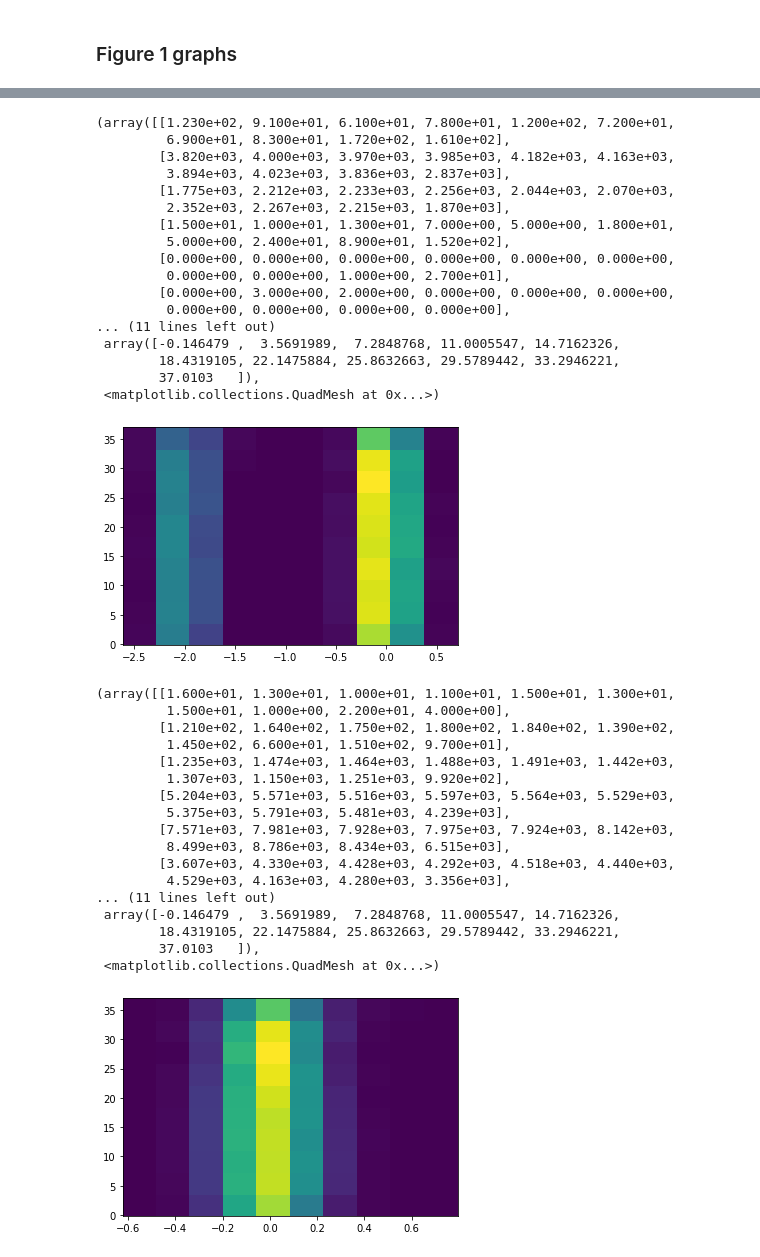
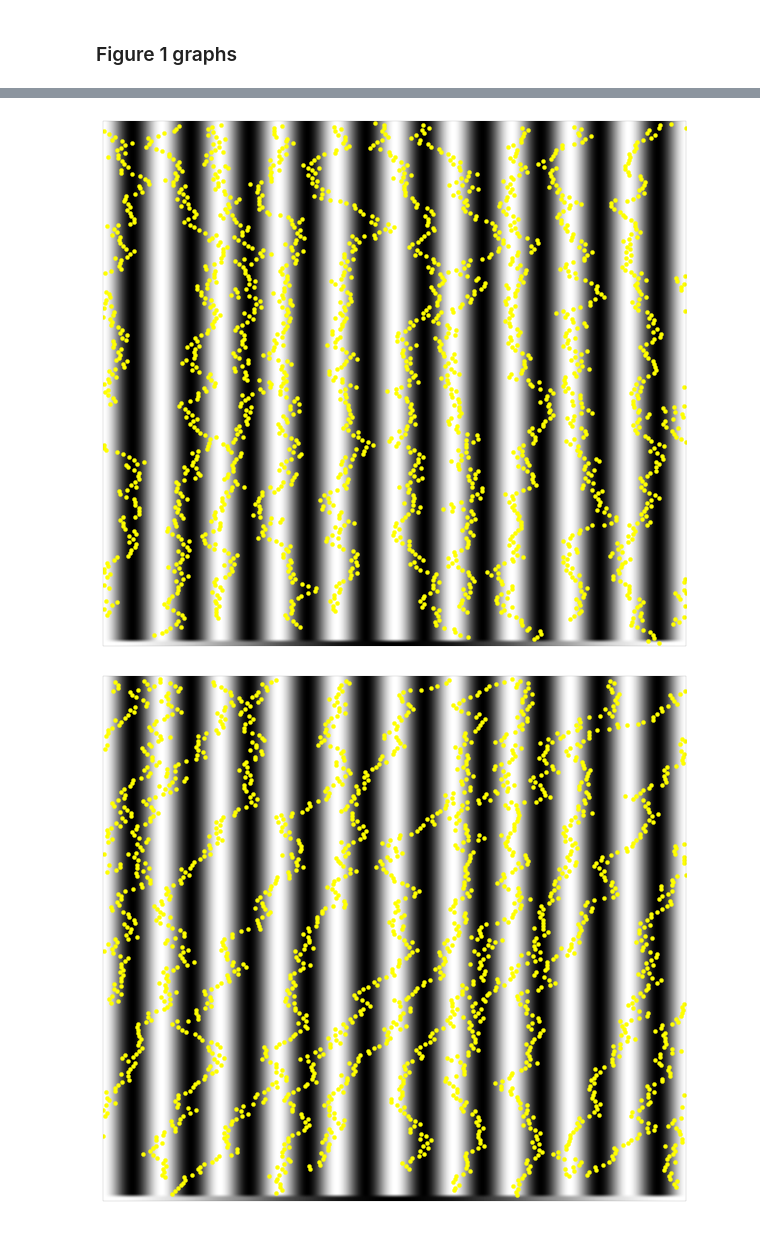
Before and after one commit to LevoSpacewars/Polymer-Tilt, a Jupyter notebook: graphs.ipynb, the cells around one changed output, grey strips where cells are left out. Drawn from its saved outputs; the diff is of its cells as text; code cells hidden in the pictures.

```diff
--- a/graphs.ipynb
+++ b/graphs.ipynb
@@ -36,6 +59,3 @@ for mp in fig1heatmaps:
 [figure]
 [figure]
 [figure]
-# %%
-data = np.array(pandas.read_csv('./disorder_test_sheer_0/ProfileDensity_0.000000.txt',header=1))
-data2 = np.array(pandas.read_csv('./disorder_test_sheer_0/pfd_0.000000.txt',header=1))
@@ -47,42 +61,0 @@ plt.imshow(data)
-# %%
-plt.hist2d(data2[: ,0], data2[:, 1])
-# %% [output]
-(array([[1.230e+02, 9.100e+01, 6.100e+01, 7.800e+01, 1.200e+02, 7.200e+01,
-         6.900e+01, 8.300e+01, 1.720e+02, 1.610e+02],
-        [3.820e+03, 4.000e+03, 3.970e+03, 3.985e+03, 4.182e+03, 4.163e+03,
-         3.894e+03, 4.023e+03, 3.836e+03, 2.837e+03],
-        [1.775e+03, 2.212e+03, 2.233e+03, 2.256e+03, 2.044e+03, 2.070e+03,
-         2.352e+03, 2.267e+03, 2.215e+03, 1.870e+03],
-        [1.500e+01, 1.000e+01, 1.300e+01, 7.000e+00, 5.000e+00, 1.800e+01,
-         5.000e+00, 2.400e+01, 8.900e+01, 1.520e+02],
-        [0.000e+00, 0.000e+00, 0.000e+00, 0.000e+00, 0.000e+00, 0.000e+00,
-         0.000e+00, 0.000e+00, 1.000e+00, 2.700e+01],
-        [0.000e+00, 3.000e+00, 2.000e+00, 0.000e+00, 0.000e+00, 0.000e+00,
-         0.000e+00, 0.000e+00, 0.000e+00, 0.000e+00],
-... (11 lines left out)
- array([-0.146479 ,  3.5691989,  7.2848768, 11.0005547, 14.7162326,
-        18.4319105, 22.1475884, 25.8632663, 29.5789442, 33.2946221,
-        37.0103   ]),
- <matplotlib.collections.QuadMesh at 0x...>)
-[figure, removed]
-# %%
-plt.hist2d(data2[: ,0], data2[:, 1])
-# %% [output]
-(array([[1.600e+01, 1.300e+01, 1.000e+01, 1.100e+01, 1.500e+01, 1.300e+01,
-         1.500e+01, 1.000e+00, 2.200e+01, 4.000e+00],
-        [1.210e+02, 1.640e+02, 1.750e+02, 1.800e+02, 1.840e+02, 1.390e+02,
-         1.450e+02, 6.600e+01, 1.510e+02, 9.700e+01],
-        [1.235e+03, 1.474e+03, 1.464e+03, 1.488e+03, 1.491e+03, 1.442e+03,
-         1.307e+03, 1.150e+03, 1.251e+03, 9.920e+02],
-        [5.204e+03, 5.571e+03, 5.516e+03, 5.597e+03, 5.564e+03, 5.529e+03,
-         5.375e+03, 5.791e+03, 5.481e+03, 4.239e+03],
-        [7.571e+03, 7.981e+03, 7.928e+03, 7.975e+03, 7.924e+03, 8.142e+03,
-         8.499e+03, 8.786e+03, 8.434e+03, 6.515e+03],
-        [3.607e+03, 4.330e+03, 4.428e+03, 4.292e+03, 4.518e+03, 4.440e+03,
-         4.529e+03, 4.163e+03, 4.280e+03, 3.356e+03],
-... (11 lines left out)
- array([-0.146479 ,  3.5691989,  7.2848768, 11.0005547, 14.7162326,
-        18.4319105, 22.1475884, 25.8632663, 29.5789442, 33.2946221,
-        37.0103   ]),
- <matplotlib.collections.QuadMesh at 0x...>)
-[figure, removed]
@@ -88,0 +168,18 @@ plt.hist2d(data2[: ,0], data2[:, 1])
+# %%
+foldernames = ["profiledata_nosheer_sheer_0","profiledata_sheer_sheer_2","profiledatasingle_sheer_0"]
+for name in foldernames:
+    data = np.array(ps.read_csv(name + "/profileData_0.000000.txt"))
+    np.flip(data,0)
+    fig = plt.figure(figsize=(10,10))
+    plt.imshow(genPotential((10,3),(1000,100)),cmap='gray',origin='lower',extent=[5,-5,-15,-51])
+    plt.plot(data[:,0],data[:,1],'o',color='yellow')
+    plt.tick_params(left=False,
+                bottom=False,
+                labelleft=False,
+                labelbottom=False)
+    plt.gca().set_aspect(0.25)
+
+    plt.savefig(f"{name}.png")
+# %% [output]
+[figure, added]
+[figure, added]
```
Also changed, not shown: parts of 6 cells of this notebook, 5 other files.
